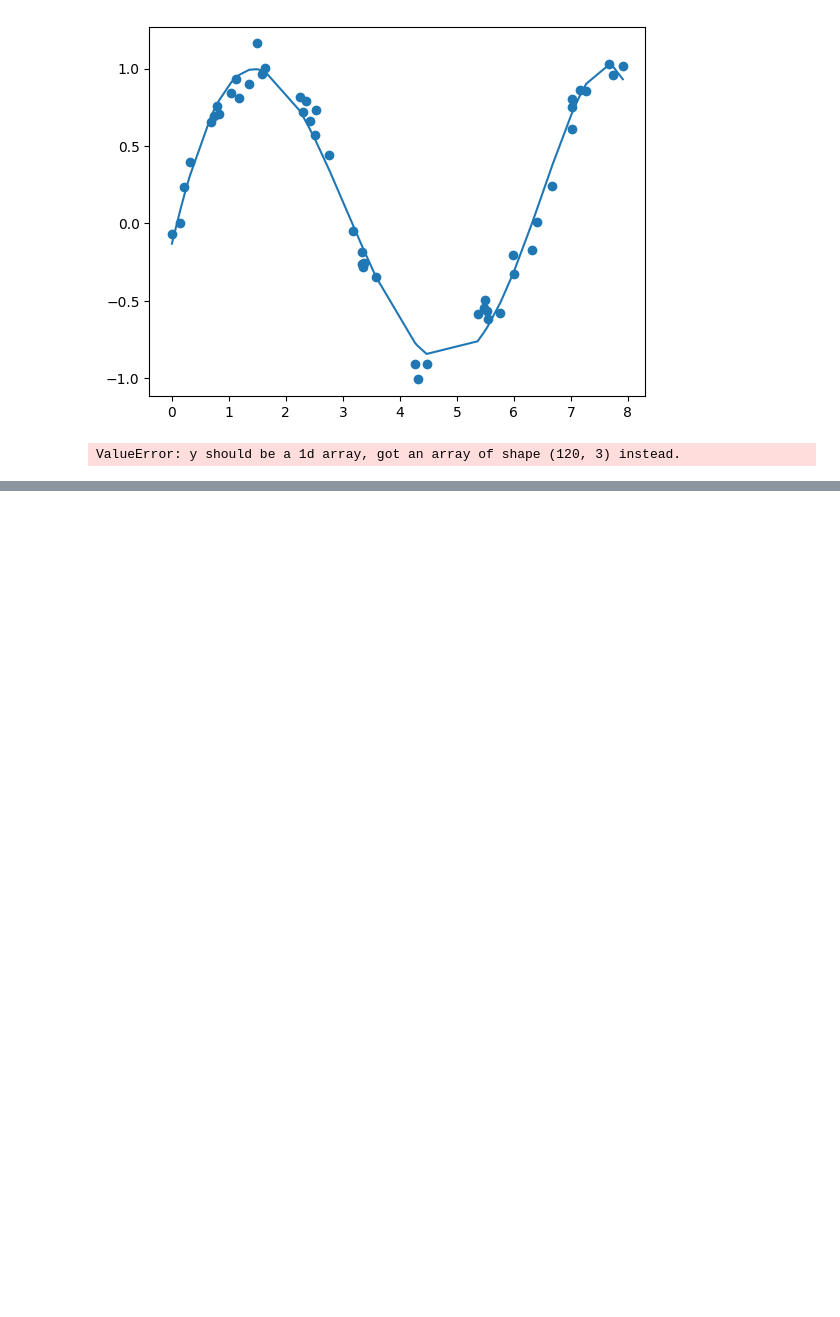
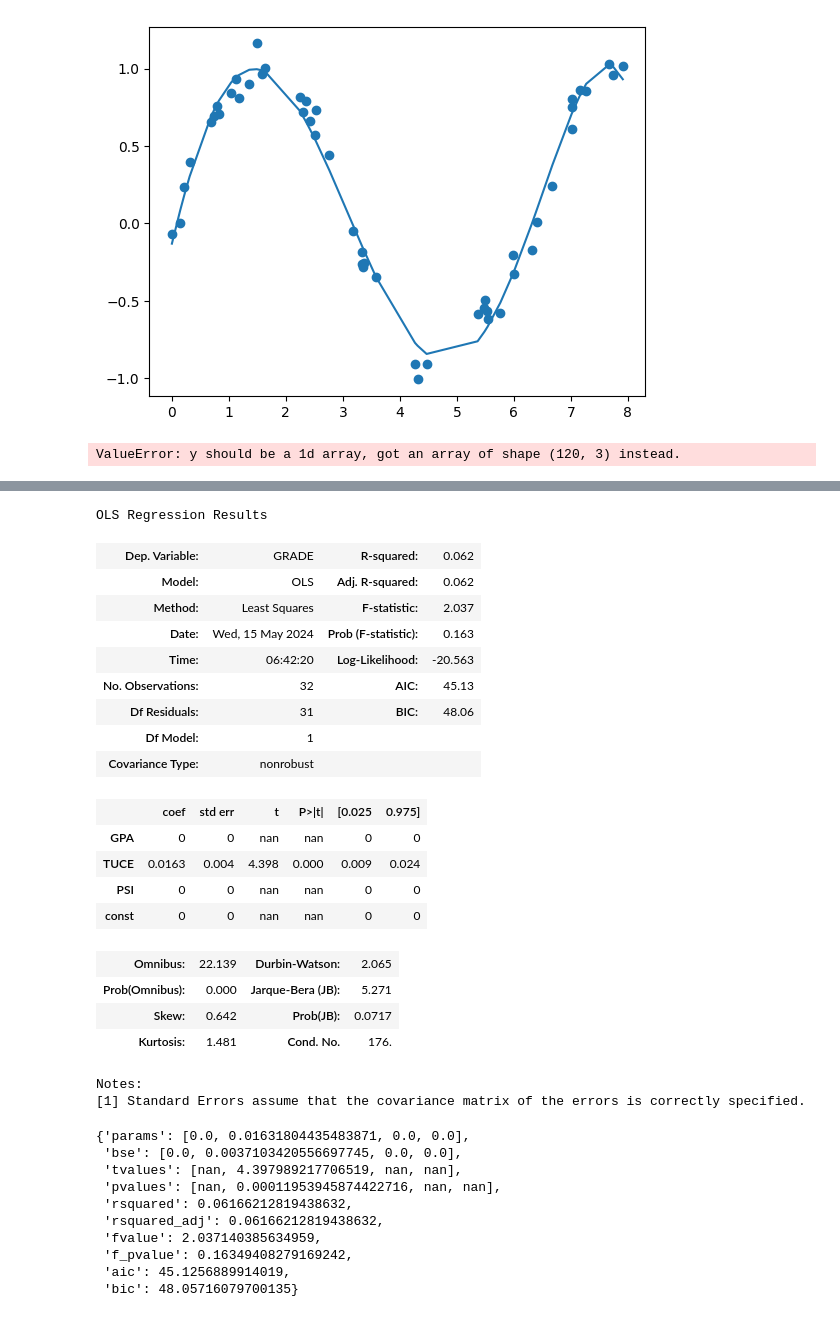
Before and after one commit to Versus-91/aitoolkit, a Jupyter notebook: test.ipynb, the cells around one changed output, grey strips where cells are left out. Saved outputs shown, nothing was run; the diff lists cells and outputs as text; code cells hidden in the pictures; blank space fills up the shorter version.

```diff
--- a/test.ipynb
+++ b/test.ipynb
@@ -1002,0 +1159,76 @@ ValueError: y should be a 1d array, got an array of shape (120, 3) instead.
+# %%
+# Load modules and data
+import numpy as np
+
+import statsmodels.api as sm
+spector_data = sm.datasets.spector.load()
+
+spector_data.exog = sm.add_constant(spector_data.exog, prepend=False)
+
+# Fit and summarize OLS model
+mod = sm.OLS(spector_data.endog, spector_data.exog)
+
+res = mod.fit()
+
+import numpy as np
+import statsmodels.api as sm
+import json
+
+# Load data
+spector_data = sm.datasets.spector.load()
+
+# Add constant to exogenous variables
+spector_data.exog = sm.add_constant(spector_data.exog, prepend=False)
+
+# Fit OLS model
+mod = sm.OLS(spector_data.endog, spector_data.exog)
+res = mod.fit_regularized(method='elastic_net', alpha=0.5, L1_wt=1.0, refit=True)
+        # Extract summary information
+summary_dict = {
+            "params": res.params.tolist(),
+            "bse": res.bse.tolist(),
+            "tvalues": res.tvalues.tolist(),
+            "pvalues": res.pvalues.tolist(),
+            "rsquared": res.rsquared,
+            "rsquared_adj": res.rsquared_adj,
+            "fvalue": res.fvalue,
+            "f_pvalue": res.f_pvalue,
+            "aic": res.aic,
+            "bic": res.bic
+        }
+
+display(results.summary())
+
+display(summary_dict)
+# %% [output]
+OLS Regression Results
+| Dep. Variable: | GRADE | R-squared: | 0.062 |
+| Model: | OLS | Adj. R-squared: | 0.062 |
+| Method: | Least Squares | F-statistic: | 2.037 |
+| Date: | Wed, 15 May 2024 | Prob (F-statistic): | 0.163 |
+| Time: | 06:42:20 | Log-Likelihood: | -20.563 |
+| No. Observations: | 32 | AIC: | 45.13 |
+| Df Residuals: | 31 | BIC: | 48.06 |
+| Df Model: | 1 |  |  |
+| Covariance Type: | nonrobust |  |  |
+|  | coef | std err | t | P>|t| | [0.025 | 0.975] |
+| GPA | 0 | 0 | nan | nan | 0 | 0 |
+| TUCE | 0.0163 | 0.004 | 4.398 | 0.000 | 0.009 | 0.024 |
+| PSI | 0 | 0 | nan | nan | 0 | 0 |
+| const | 0 | 0 | nan | nan | 0 | 0 |
+| Omnibus: | 22.139 | Durbin-Watson: | 2.065 |
+| Prob(Omnibus): | 0.000 | Jarque-Bera (JB): | 5.271 |
+| Skew: | 0.642 | Prob(JB): | 0.0717 |
+| Kurtosis: | 1.481 | Cond. No. | 176. |
+Notes:
+[1] Standard Errors assume that the covariance matrix of the errors is correctly specified.
+{'params': [0.0, 0.01631804435483871, 0.0, 0.0],
+ 'bse': [0.0, 0.0037103420556697745, 0.0, 0.0],
+ 'tvalues': [nan, 4.397989217706519, nan, nan],
+ 'pvalues': [nan, 0.00011953945874422716, nan, nan],
+ 'rsquared': 0.06166212819438632,
+ 'rsquared_adj': 0.06166212819438632,
+ 'fvalue': 2.037140385634959,
+ 'f_pvalue': 0.16349408279169242,
+ 'aic': 45.1256889914019,
+ 'bic': 48.05716079700135}
```
Also changed, not shown: parts of 3 cells of this notebook, 8 other files.
